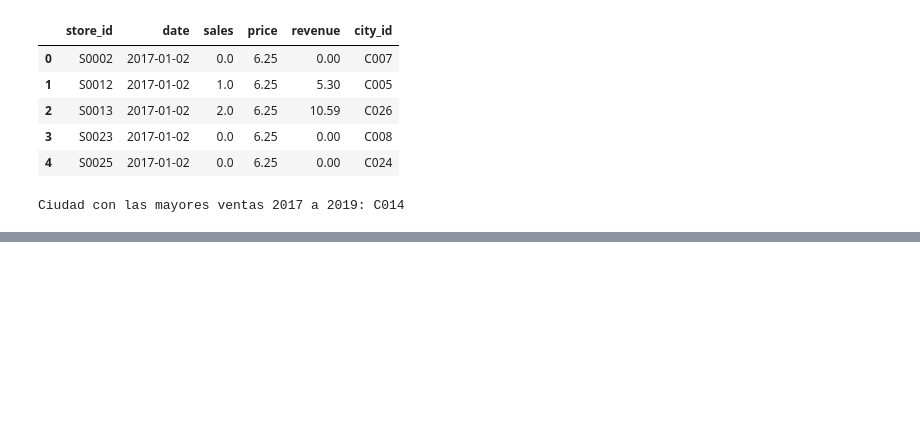
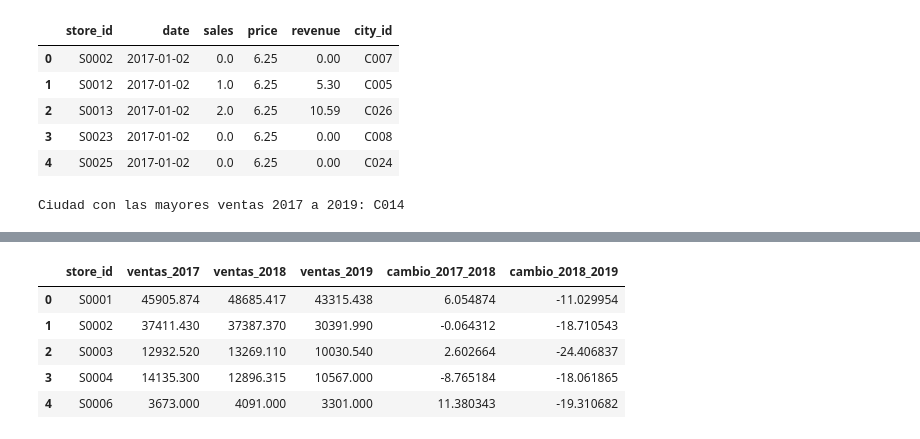
Before and after one commit to isantrich/workshop_DE, a Jupyter notebook: notebooks/ws_pandas.ipynb, the cells around one changed output, grey strips where cells are left out. Drawn from its saved outputs; the diff is of its cells as text; code cells hidden in the pictures; blank space fills up the shorter version.

```diff
--- a/notebooks/ws_pandas.ipynb
+++ b/notebooks/ws_pandas.ipynb
@@ -249,0 +238,27 @@ Ciudad con las mayores ventas 2017 a 2019: C014
+# %%
+# Filtrar los datos para los años 2017, 2018 y 2019
+df_2017 = df_sales[df_sales['date'].dt.year == 2017]
+df_2018 = df_sales[df_sales['date'].dt.year == 2018]
+df_2019 = df_sales[df_sales['date'].dt.year == 2019]
+
+# Agrupar por tienda y calcular las ventas totales por tienda para cada año
+ventas_2017 = df_2017.groupby('store_id')['sales'].sum().reset_index(name='ventas_2017')
+ventas_2018 = df_2018.groupby('store_id')['sales'].sum().reset_index(name='ventas_2018')
+ventas_2019 = df_2019.groupby('store_id')['sales'].sum().reset_index(name='ventas_2019')
+# %%
+# Hacer un left join entre los DataFrames de ventas por año
+ventas_comparadas = pd.merge(ventas_2017, ventas_2018, on='store_id', how='left')
+ventas_comparadas = pd.merge(ventas_comparadas, ventas_2019, on='store_id', how='left')
+# %%
+# Calcular el porcentaje de cambio de las ventas entre 2017 y 2018, y 2018 y 2019
+ventas_comparadas['cambio_2017_2018'] = (ventas_comparadas['ventas_2018'] - ventas_comparadas['ventas_2017']) / ventas_comparadas['ventas_2017'] * 100
+ventas_comparadas['cambio_2018_2019'] = (ventas_comparadas['ventas_2019'] - ventas_comparadas['ventas_2018']) / ventas_comparadas['ventas_2018'] * 100
+# %%
+ventas_comparadas.head()
+# %% [output]
+|  | store_id | ventas_2017 | ventas_2018 | ventas_2019 | cambio_2017_2018 | cambio_2018_2019 |
+| 0 | S0001 | 45905.874 | 48685.417 | 43315.438 | 6.054874 | -11.029954 |
+| 1 | S0002 | 37411.430 | 37387.370 | 30391.990 | -0.064312 | -18.710543 |
+| 2 | S0003 | 12932.520 | 13269.110 | 10030.540 | 2.602664 | -24.406837 |
+| 3 | S0004 | 14135.300 | 12896.315 | 10567.000 | -8.765184 | -18.061865 |
+| 4 | S0006 | 3673.000 | 4091.000 | 3301.000 | 11.380343 | -19.310682 |
```
Also changed, not shown: parts of 45 cells of this notebook, 1 other file.
